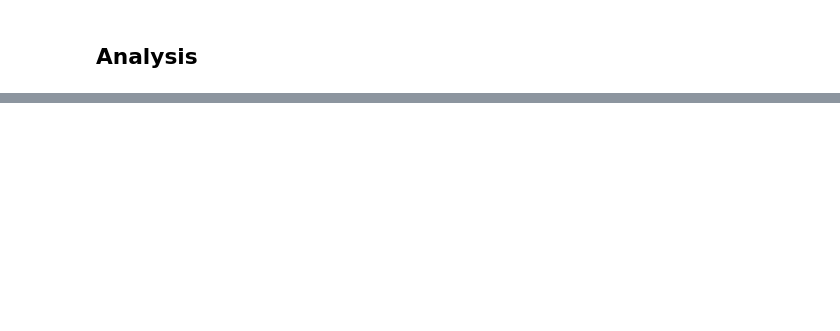
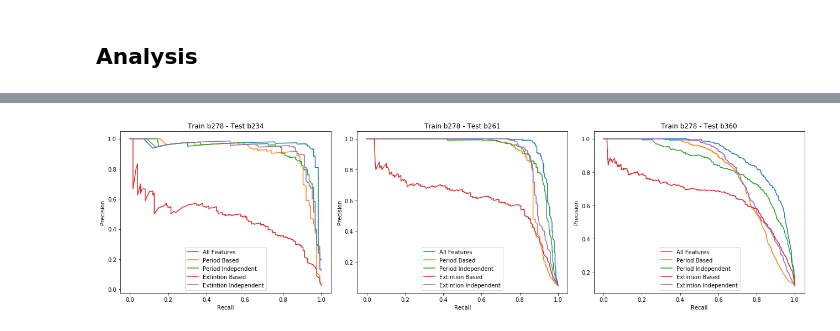
Before and after one commit to leliel12/How-far-can-we-can-go, a Jupyter notebook: 00_section_features_evaluation.ipynb, the cells around one changed output, grey strips where cells are left out. Saved outputs shown, nothing was run; the diff lists cells and outputs as text; code cells hidden in the pictures; blank space fills up the shorter version.

```diff
--- a/00_section_features_evaluation.ipynb
+++ b/00_section_features_evaluation.ipynb
@@ -264,0 +268,14 @@ fig.savefig("plots/section_features_prec_rec_curve.pdf")
+# %%
+fig, axes = plt.subplots(1, 3, figsize=(18, 5))
+axes = iter(axes)
+for train_name in data.keys():
+    if train_name == "b278":
+        for test_name in data.keys():
+            if train_name == test_name:
+                continue
+            ax = next(axes)
+            plot_prec_roc_curve(ax, train_name, test_name, all_results)
+fig.tight_layout()
+fig.savefig("plots/s_features/section_features_body_curve.pdf")
+# %% [output]
+[figure, added]
```
Also changed, not shown: parts of 8 cells of this notebook, 16 other files.
